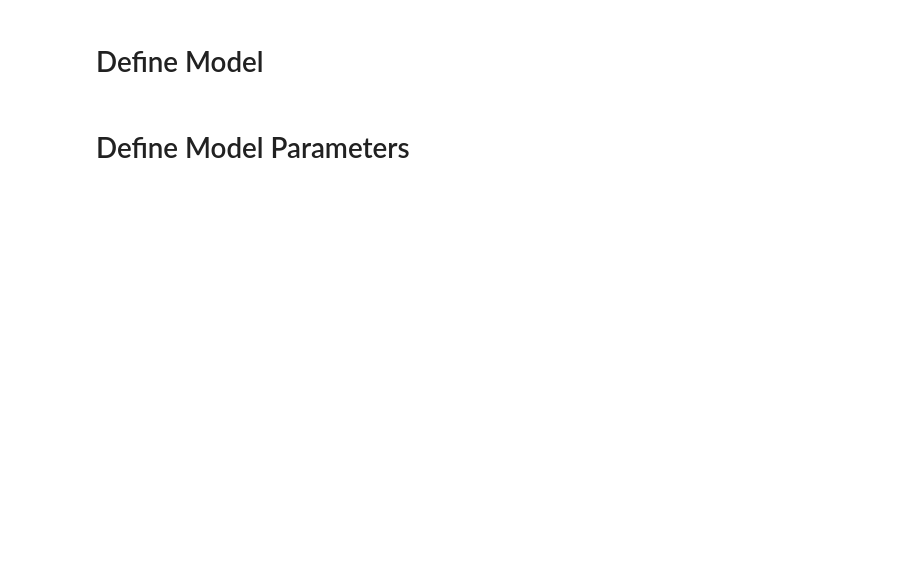
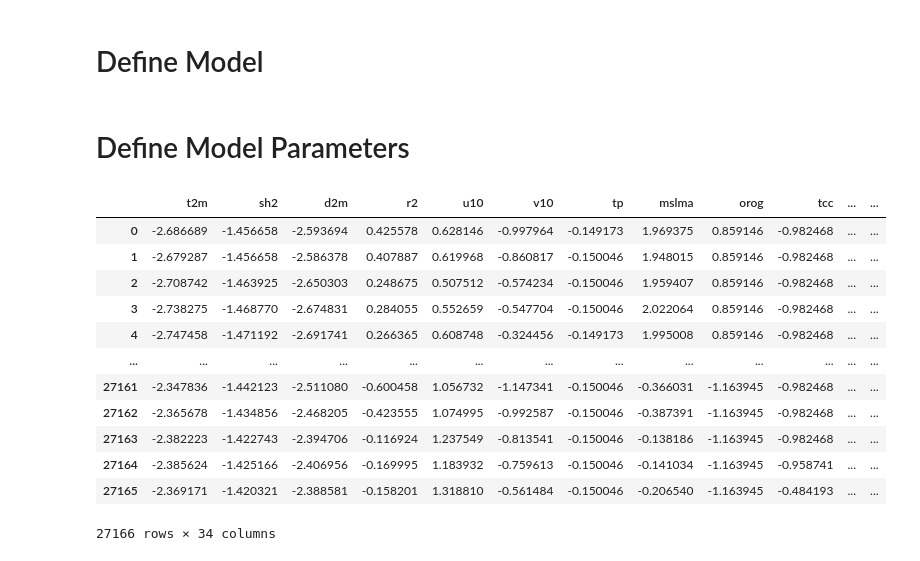
Before and after one commit to shmaronshmevans/transformer_ml, a Jupyter notebook: notebooks/transformer_play.ipynb, the cells around one changed output. Drawn from its saved outputs; the diff is of its cells as text; code cells hidden in the pictures; blank space fills up the shorter version.

```diff
--- a/notebooks/transformer_play.ipynb
+++ b/notebooks/transformer_play.ipynb
@@ -457,6 +485,22 @@ def test_model(data_loader, model, loss_function, device):
         )
 
     return avg_loss
+# %%
+df_train_ls[0]
+# %% [output]
+|  | t2m | sh2 | d2m | r2 | u10 | v10 | tp | mslma | orog | tcc | ... | ... |
+| 0 | -2.686689 | -1.456658 | -2.593694 | 0.425578 | 0.628146 | -0.997964 | -0.149173 | 1.969375 | 0.859146 | -0.982468 | ... | ... |
+| 1 | -2.679287 | -1.456658 | -2.586378 | 0.407887 | 0.619968 | -0.860817 | -0.150046 | 1.948015 | 0.859146 | -0.982468 | ... | ... |
+| 2 | -2.708742 | -1.463925 | -2.650303 | 0.248675 | 0.507512 | -0.574234 | -0.150046 | 1.959407 | 0.859146 | -0.982468 | ... | ... |
+| 3 | -2.738275 | -1.468770 | -2.674831 | 0.284055 | 0.552659 | -0.547704 | -0.150046 | 2.022064 | 0.859146 | -0.982468 | ... | ... |
+| 4 | -2.747458 | -1.471192 | -2.691741 | 0.266365 | 0.608748 | -0.324456 | -0.149173 | 1.995008 | 0.859146 | -0.982468 | ... | ... |
+| ... | ... | ... | ... | ... | ... | ... | ... | ... | ... | ... | ... | ... |
+| 27161 | -2.347836 | -1.442123 | -2.511080 | -0.600458 | 1.056732 | -1.147341 | -0.150046 | -0.366031 | -1.163945 | -0.982468 | ... | ... |
+| 27162 | -2.365678 | -1.434856 | -2.468205 | -0.423555 | 1.074995 | -0.992587 | -0.150046 | -0.387391 | -1.163945 | -0.982468 | ... | ... |
+| 27163 | -2.382223 | -1.422743 | -2.394706 | -0.116924 | 1.237549 | -0.813541 | -0.150046 | -0.138186 | -1.163945 | -0.982468 | ... | ... |
+| 27164 | -2.385624 | -1.425166 | -2.406956 | -0.169995 | 1.183932 | -0.759613 | -0.150046 | -0.141034 | -1.163945 | -0.958741 | ... | ... |
+| 27165 | -2.369171 | -1.420321 | -2.388581 | -0.158201 | 1.318810 | -0.561484 | -0.150046 | -0.206540 | -1.163945 | -0.484193 | ... | ... |
+27166 rows × 34 columns
 # %%
 for ix_epoch in range(1, EPOCHS + 1):
     print("Epoch", ix_epoch)
```
Also changed, not shown: parts of 9 cells of this notebook.
